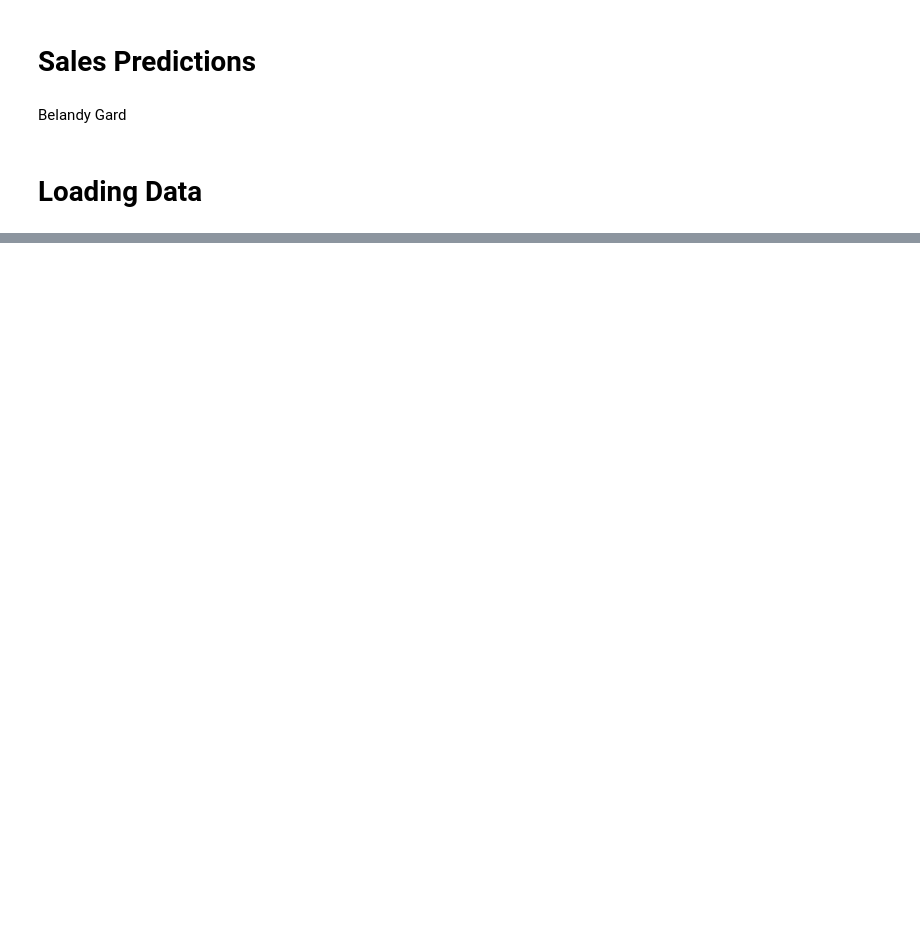
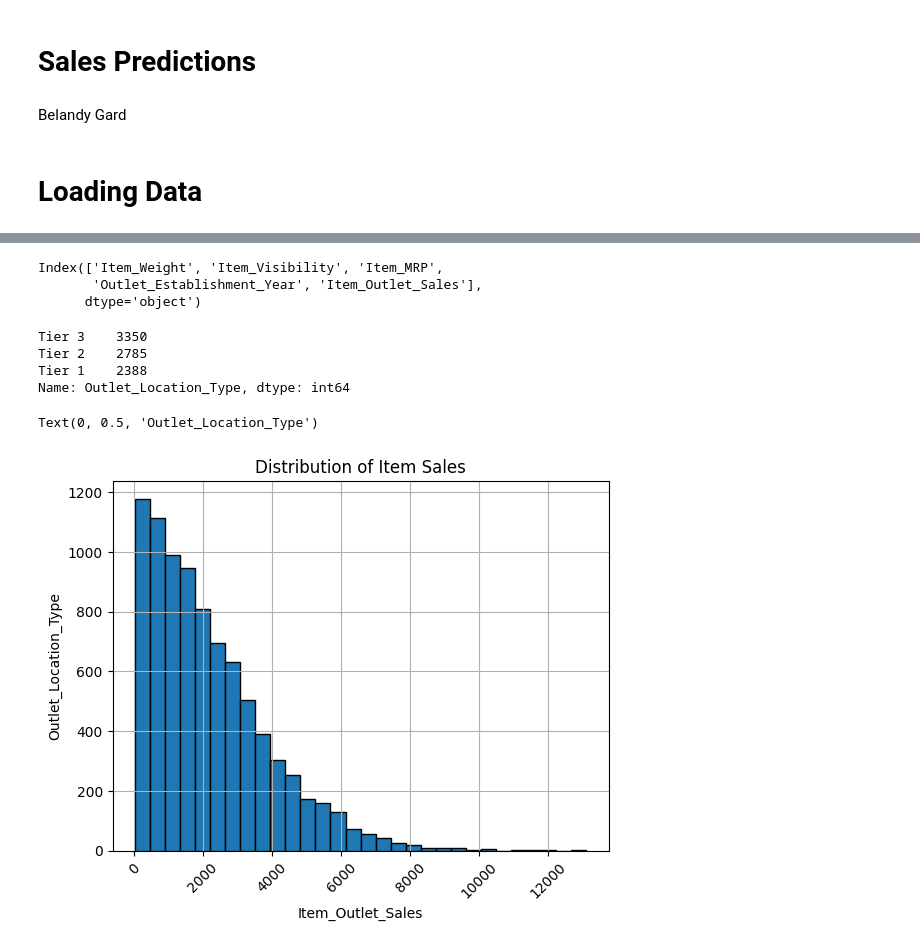
Before and after one commit to BelandyG/Food-Sales-prediction-project, a Jupyter notebook: Sales_Predictions.ipynb, the cells around one changed output, grey strips where cells are left out. Drawn from its saved outputs; the diff is of its cells as text; code cells hidden in the pictures; blank space fills up the shorter version.

```diff
--- a/Sales_Predictions.ipynb
+++ b/Sales_Predictions.ipynb
@@ -14,0 +151,6 @@ Belandy Gard
+# %%
+# I confirm that these Item_Identifiers each only appeared in the dataset once
+for index, row in filtered_df.iterrows():
+  identifier = row['Item_Identifier']
+  number = df['Item_Identifier'].value_counts()[identifier]
+  print(f"The Item_Idenfier {identifier} appears in the dataset {number} time(s).")
@@ -14,0 +162,6 @@ Belandy Gard
+# %%
+# since they are all unique items, their Item_Weight is unknown
+# set their Item_Weights to the average Item_Weight
+
+for index, row in filtered_df.iterrows():
+  df.loc[index, 'Item_Weight'] = df['Item_Weight'].mean()
@@ -14,0 +173,12 @@ Belandy Gard
+# %%
+# loop through all the rows in the df
+for index in df.index:
+
+  # create a filter for only items whose Item_Identifier matches that of the current row
+  outlet_identifier_filter = df['Outlet_Identifier'] == df.loc[index, 'Outlet_Identifier']
+
+  # calculate the mean item weight of the items in the filter
+  outlet_size = df.loc[outlet_identifier_filter, 'Outlet_Size'].min()
+
+  # assign the mean_item_weight to the Item_Weight column in this row
+  df.loc[index, 'Outlet_Size'] = outlet_size
@@ -14,0 +190,6 @@ Belandy Gard
+# %%
+# none of the Outlet_Identifiers missing their Outlet_Size had an Outlet_Size in another row
+# since they are all unique outlets, their Outlet_Size is unknown
+# set their Outlet_Sizes to 'Unknown'
+
+df['Outlet_Size'].fillna('Unknown', inplace = True)
@@ -14,0 +269,25 @@ Belandy Gard
+# %%
+num_cols = df.select_dtypes('number').columns
+num_cols
+# %% [output]
+Index(['Item_Weight', 'Item_Visibility', 'Item_MRP',
+       'Outlet_Establishment_Year', 'Item_Outlet_Sales'],
+      dtype='object')
+# %%
+df['Outlet_Location_Type'].value_counts()
+# %% [output]
+Tier 3    3350
+Tier 2    2785
+Tier 1    2388
+Name: Outlet_Location_Type, dtype: int64
+# %%
+# This histogram shows the relationshiop of Item_Outlet_Sales and Outlet location. This can give a better understanding of which outlet produces the best sales.
+ax = df['Item_Outlet_Sales'].hist(bins = 30, edgecolor = 'black')
+ax.tick_params(axis='x', rotation = 45)
+#ax.ticklabel_format(style='plain')
+ax.set_title('Distribution of Item Sales')
+ax.set_xlabel('Item_Outlet_Sales')
+ax.set_ylabel('Outlet_Location_Type')
+# %% [output]
+Text(0, 0.5, 'Outlet_Location_Type')
+[figure, added]
```
Also changed, not shown: parts of 112 cells of this notebook.
